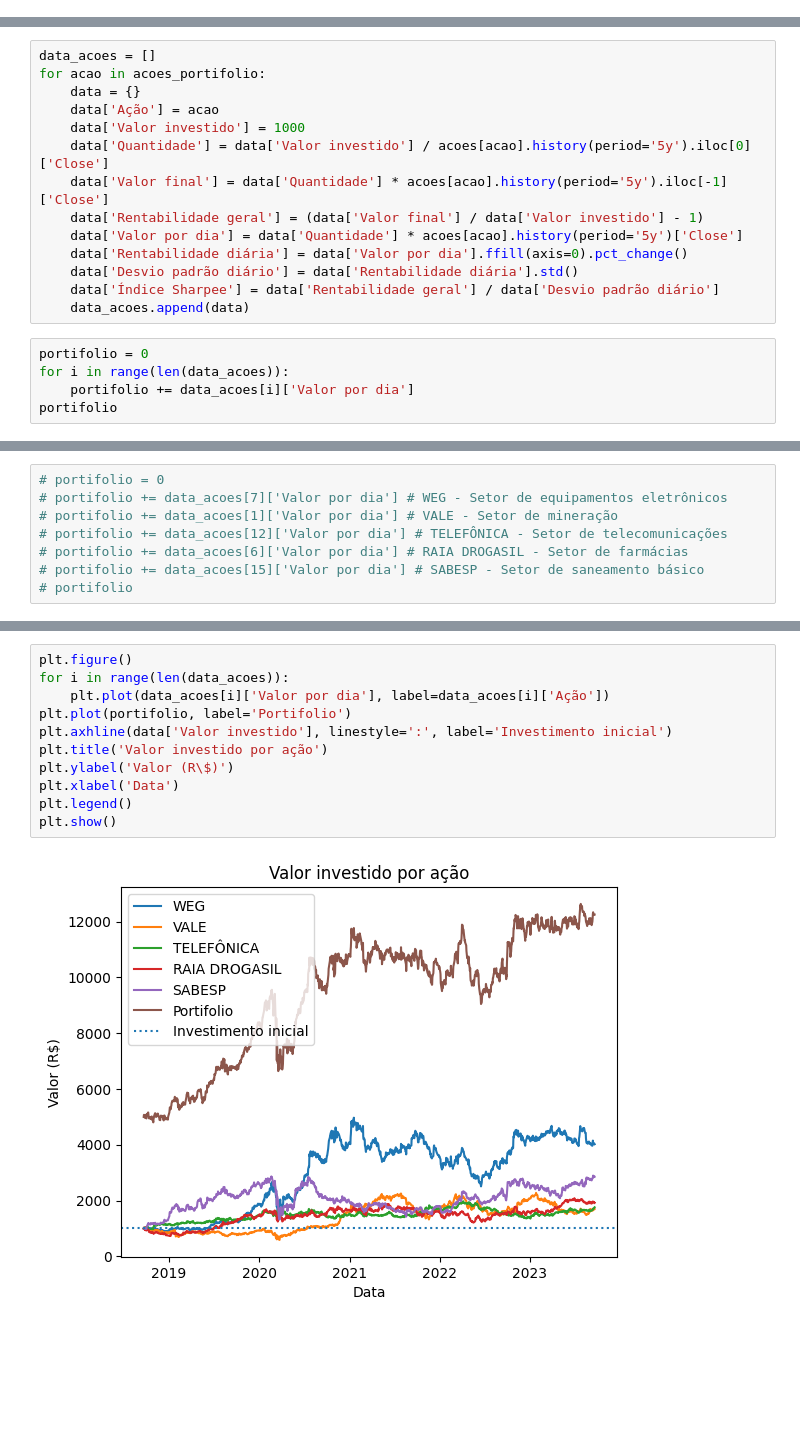
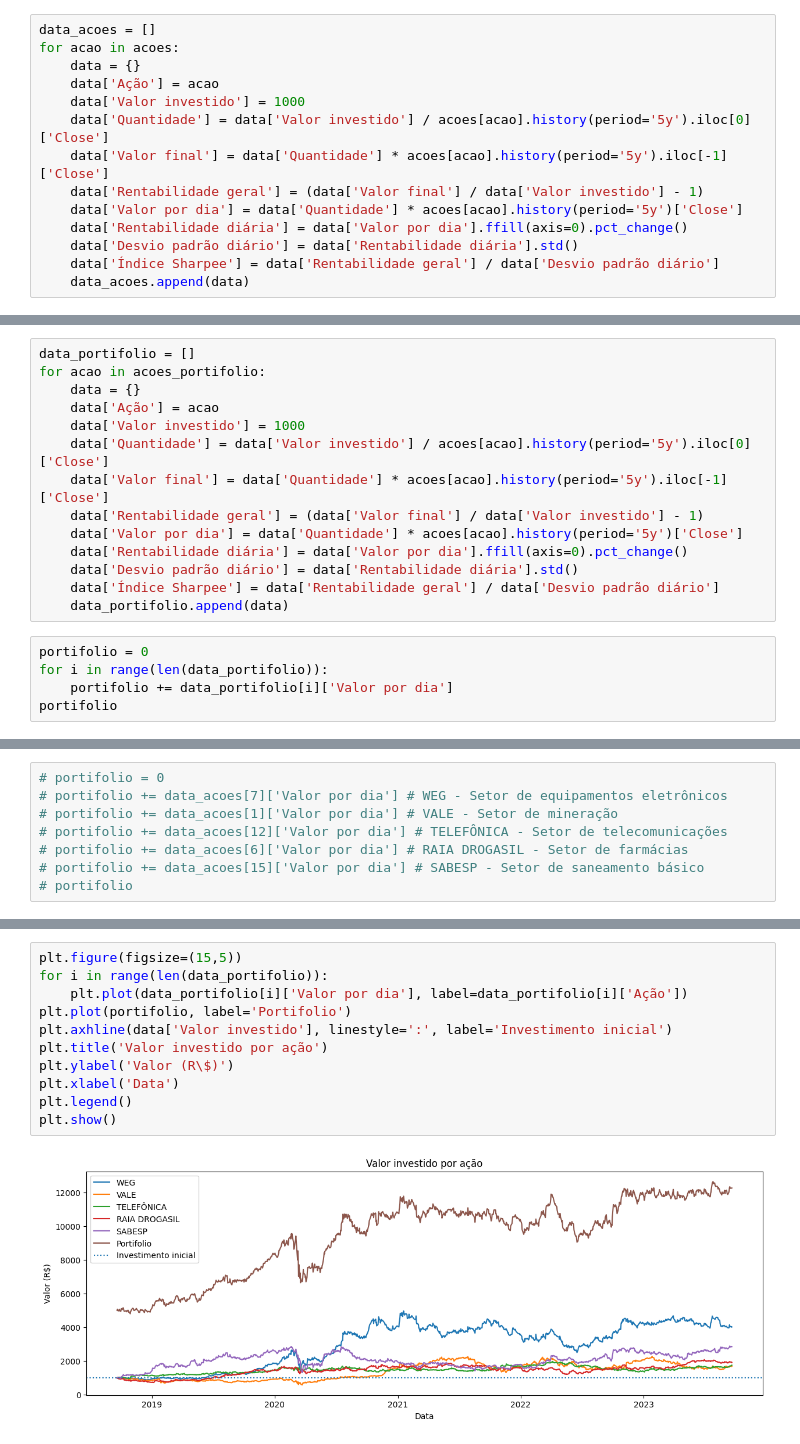
Before and after one commit to iancdesponds/APS-3-CDADOS, a Jupyter notebook: aps.ipynb, the cells around one changed output, grey strips where cells are left out. Saved outputs shown, nothing was run; the diff lists cells and outputs as text; blank space fills up the shorter version.

Commit message:
feat: gráfico com a mudança do índice de sharpee

```diff
--- a/aps.ipynb
+++ b/aps.ipynb
@@ -25,6 +25,20 @@ acoes = {
     'EZTEC':yf.Ticker('EZTC3.SA'),
     'AREZZO':yf.Ticker('ARZZ3.SA')
 }
+# %%
+data_acoes = []
+for acao in acoes:
+    data = {}
+    data['Ação'] = acao
+    data['Valor investido'] = 1000
+    data['Quantidade'] = data['Valor investido'] / acoes[acao].history(period='5y').iloc[0]['Close']
+    data['Valor final'] = data['Quantidade'] * acoes[acao].history(period='5y').iloc[-1]['Close']
+    data['Rentabilidade geral'] = (data['Valor final'] / data['Valor investido'] - 1)
+    data['Valor por dia'] = data['Quantidade'] * acoes[acao].history(period='5y')['Close']
+    data['Rentabilidade diária'] = data['Valor por dia'].ffill(axis=0).pct_change()
+    data['Desvio padrão diário'] = data['Rentabilidade diária'].std()
+    data['Índice Sharpee'] = data['Rentabilidade geral'] / data['Desvio padrão diário']
+    data_acoes.append(data)
 # %%
 acoes_portifolio ={
     'WEG':yf.Ticker('WEGE3.SA'),
@@ -34,7 +48,7 @@ acoes_portifolio ={
     'SABESP':yf.Ticker('SBSP3.SA')
     }
 # %%
-data_acoes = []
+data_portifolio = []
 for acao in acoes_portifolio:
     data = {}
     data['Ação'] = acao
@@ -46,11 +60,11 @@ for acao in acoes_portifolio:
     data['Rentabilidade diária'] = data['Valor por dia'].ffill(axis=0).pct_change()
     data['Desvio padrão diário'] = data['Rentabilidade diária'].std()
     data['Índice Sharpee'] = data['Rentabilidade geral'] / data['Desvio padrão diário']
-    data_acoes.append(data)
+    data_portifolio.append(data)
 # %%
 portifolio = 0
-for i in range(len(data_acoes)):
-    portifolio += data_acoes[i]['Valor por dia']
+for i in range(len(data_portifolio)):
+    portifolio += data_portifolio[i]['Valor por dia']
 portifolio
 # %% [output]
 Date
@@ -109,14 +139,14 @@ df_corr.corr().iloc[0].plot(kind='bar', figsize=(15,5), title='Correlação do P
 # %%
-plt.figure()
-for i in range(len(data_acoes)):
-    plt.plot(data_acoes[i]['Valor por dia'], label=data_acoes[i]['Ação'])
+plt.figure(figsize=(15,5))
+for i in range(len(data_portifolio)):
+    plt.plot(data_portifolio[i]['Valor por dia'], label=data_portifolio[i]['Ação'])
 plt.plot(portifolio, label='Portifolio')
 plt.axhline(data['Valor investido'], linestyle=':', label='Investimento inicial')
 plt.title('Valor investido por ação')
 plt.ylabel('Valor (R\$)')
 plt.xlabel('Data')
 plt.legend()
 plt.show()
 # %% [output]
-[figure, old version]
+[figure, new version]
 # %%
```
Also changed, not shown: parts of 11 cells of this notebook.
